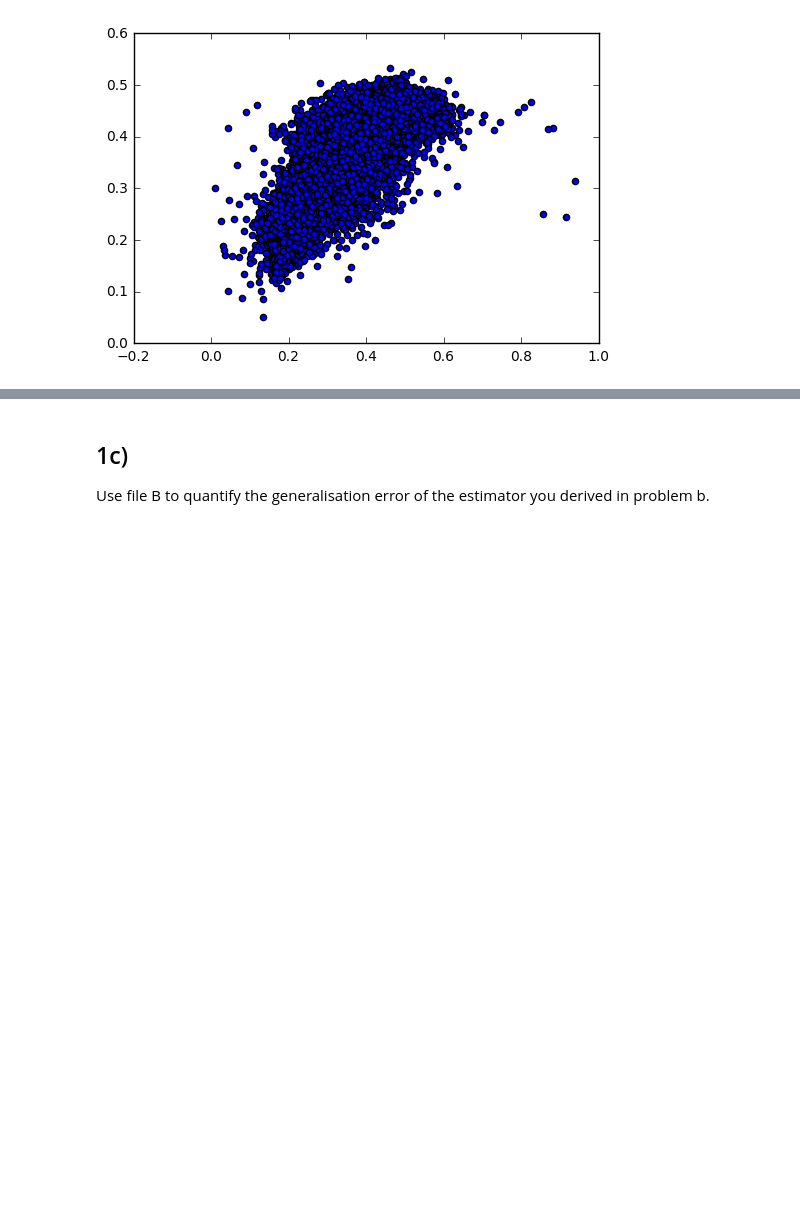
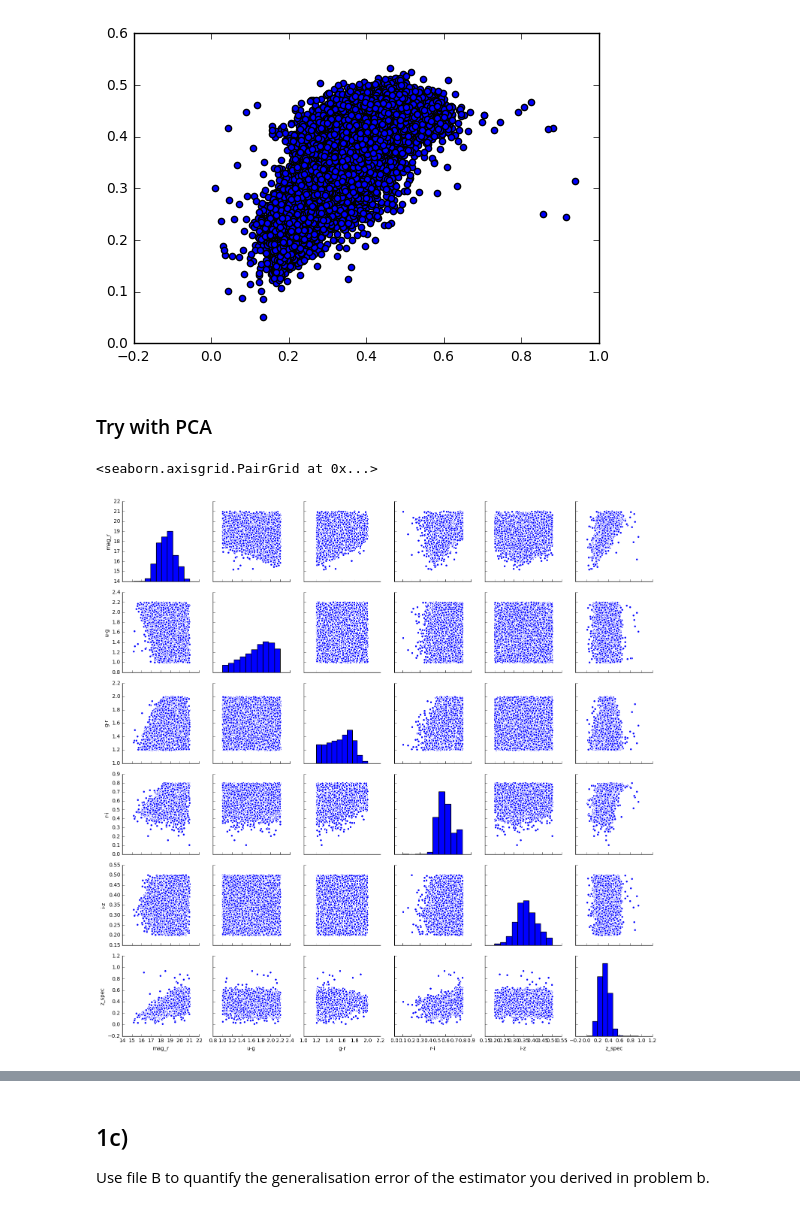
Before and after one commit to EStoop/Final-Project-DBDM, a Jupyter notebook: Final2.ipynb, the cells around one changed output, grey strips where cells are left out. Drawn from its saved outputs; the diff is of its cells as text; code cells hidden in the pictures; blank space fills up the shorter version.

```diff
--- a/Final2.ipynb
+++ b/Final2.ipynb
@@ -96,3 +100,5 @@ plt.scatter(ya, pred1)
 <matplotlib.collections.PathCollection at 0x...>
 [figure]
 [figure]
+# %% [markdown]
+### Try with PCA
@@ -98,0 +108,8 @@ plt.scatter(ya, pred1)
+# %%
+Xc = np.vstack((tableA.array['mag_r'], tableA.array['u-g'], tableA.array['g-r'], tableA.array['r-i'], tableA.array['i-z'], tableA.array['z_spec'])).T
+df = pd.DataFrame(Xc, columns = colnames + ['z_spec'])
+
+sns.pairplot(df)
+# %% [output]
+<seaborn.axisgrid.PairGrid at 0x...>
+[figure, added]
```
Also changed, not shown: parts of 8 cells of this notebook, 2 other files.
